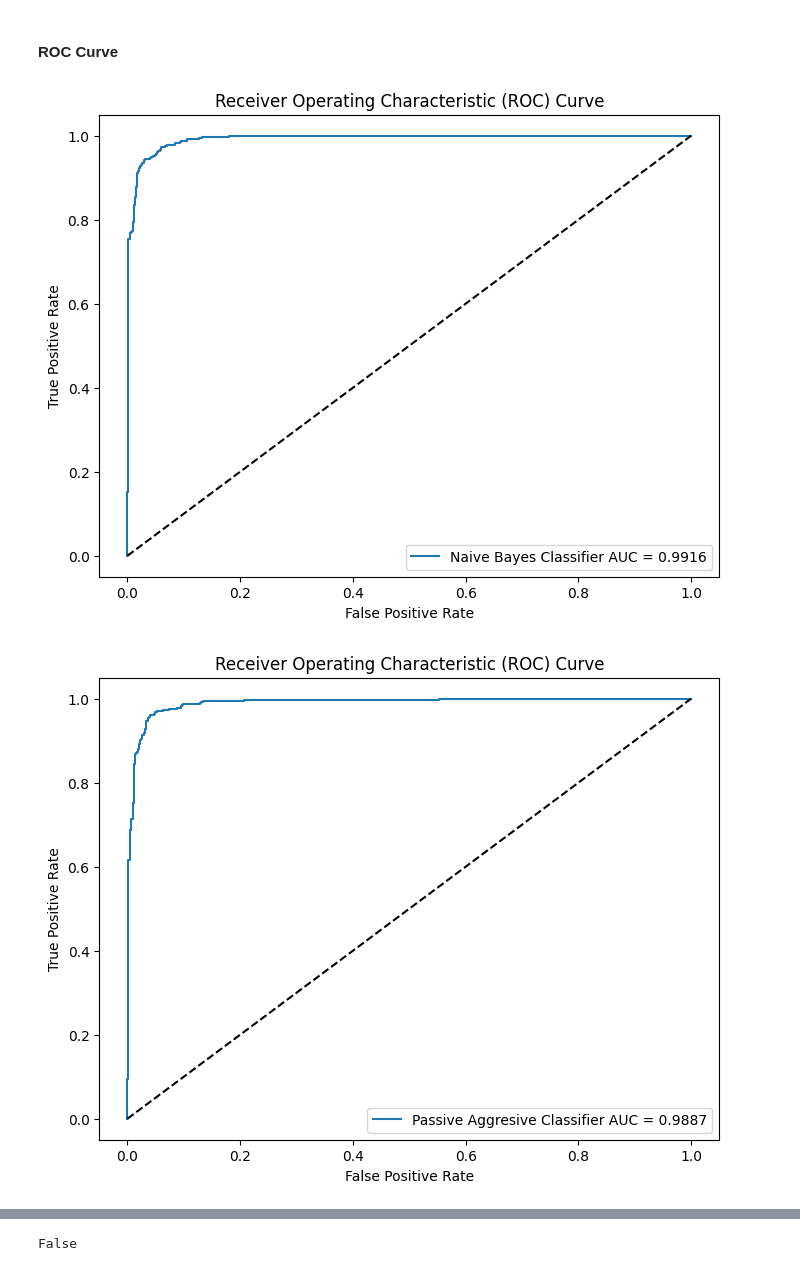
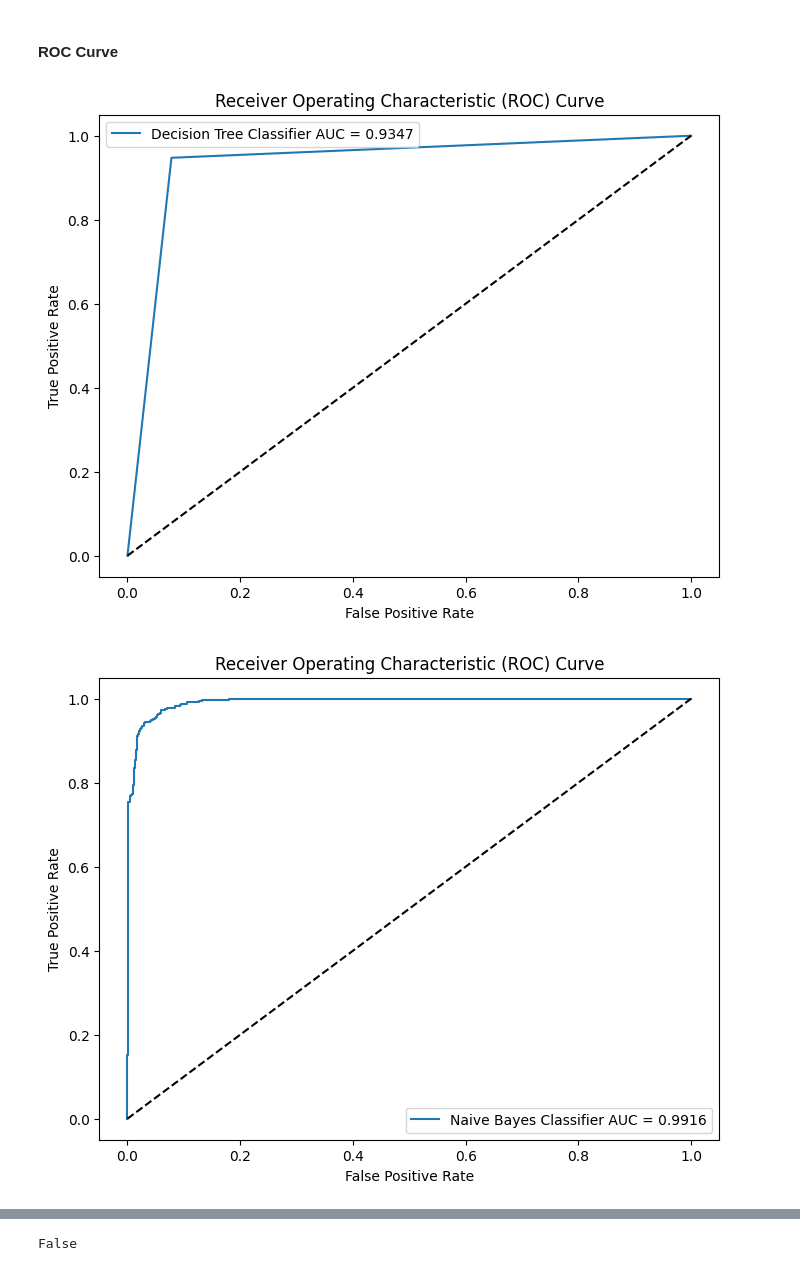
Before and after one commit to 6ill/NLP-Project-Fake-News-Indonesia, a Jupyter notebook: worksheet.ipynb, the cells around one changed output, grey strips where cells are left out. Cells and saved outputs as stored; diff of their text form; code cells hidden in the pictures.

```diff
--- a/worksheet.ipynb
+++ b/worksheet.ipynb
@@ -340,5 +340,5 @@ best_pipeline_gb = Pipeline([
 # %%
-best_pipeline_gb = joblib.load('best_pipeline_gb.pkl')
-best_pipeline_gb.fit(X_train, y_train)
-y_pred_gb = best_pipeline_gb.predict(X_test)
-print(classification_report(y_test, y_pred_gb))
+# best_pipeline_gb = joblib.load('best_pipeline_gb.pkl')
+# best_pipeline_gb.fit(X_train, y_train)
+# y_pred_gb = best_pipeline_gb.predict(X_test)
+# print(classification_report(y_test, y_pred_gb))
@@ -344,0 +391,4 @@ print(classification_report(y_test, y_pred_gb))
+# %%
+best_pipeline_dt.fit(X_train, y_train)
+y_pred_dt = best_pipeline_dt.predict(X_test)
+print(classification_report(y_test, y_pred_dt))
@@ -515,9 +574,9 @@ def plot_roc_curve(model, X_test, y_test, label=None):
 # %% [markdown]
 #### ROC Curve
 # %%
-# auc_score_gb = plot_roc_curve(best_pipeline_gb, X_test, y_test, label='Gradient Boosting Classifier')
+auc_score_dt = plot_roc_curve(best_pipeline_dt, X_test, y_test, label='Decision Tree Classifier')
 auc_score_nb = plot_roc_curve(best_pipeline_nb, X_test, y_test, label='Naive Bayes Classifier')
 auc_score_pac = plot_roc_curve(best_pipeline_pac, X_test, y_test, label='Passive Aggresive Classifier')
 # %% [output]
-[figure, old version]
+[figure, new version]
-[figure, old version]
+[figure, new version]
```
Also changed, not shown: parts of 8 cells of this notebook.
